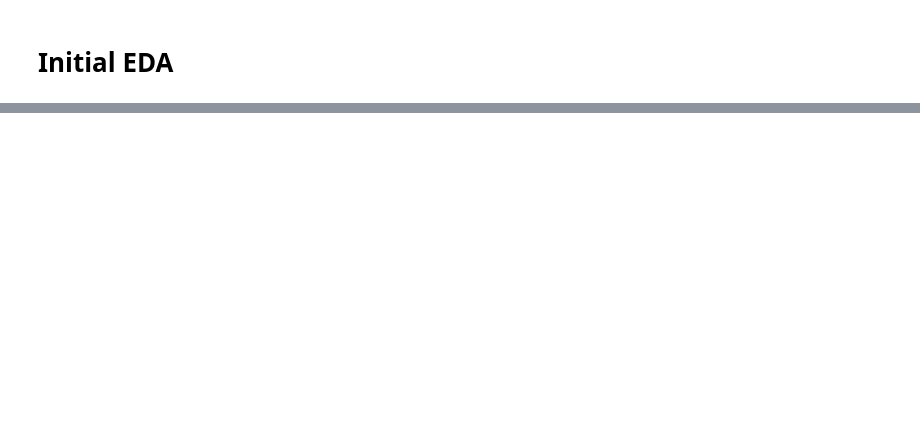
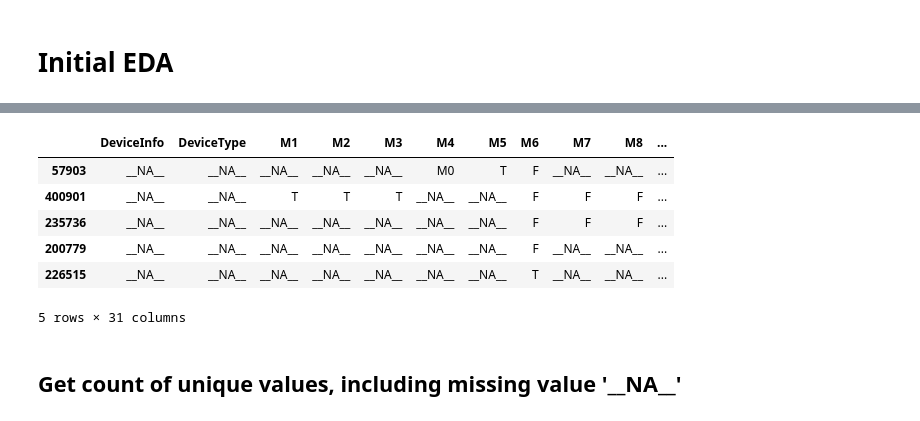
Before and after one commit to jimthompson5802/IEEEFraudDetection, a Jupyter notebook: eda/inital_eda.ipynb, the cells around one changed output, grey strips where cells are left out. Drawn from its saved outputs; the diff is of its cells as text; code cells hidden in the pictures; blank space fills up the shorter version.

```diff
--- a/eda/inital_eda.ipynb
+++ b/eda/inital_eda.ipynb
@@ -180,0 +133,12 @@ sns.boxplot("isFraud", "log_value", data=df2)
+# %%
+cat_df.head()
+# %% [output]
+|  | DeviceInfo | DeviceType | M1 | M2 | M3 | M4 | M5 | M6 | M7 | M8 | ... |
+| 57903 | __NA__ | __NA__ | __NA__ | __NA__ | __NA__ | M0 | T | F | __NA__ | __NA__ | ... |
+| 400901 | __NA__ | __NA__ | T | T | T | __NA__ | __NA__ | F | F | F | ... |
+| 235736 | __NA__ | __NA__ | __NA__ | __NA__ | __NA__ | __NA__ | __NA__ | F | F | F | ... |
+| 200779 | __NA__ | __NA__ | __NA__ | __NA__ | __NA__ | __NA__ | __NA__ | F | __NA__ | __NA__ | ... |
+| 226515 | __NA__ | __NA__ | __NA__ | __NA__ | __NA__ | __NA__ | __NA__ | T | __NA__ | __NA__ | ... |
+5 rows × 31 columns
+# %% [markdown]
+## Get count of unique values, including missing value '\_\_NA\_\_'
```
Also changed, not shown: parts of 56 cells of this notebook, 1 other file.
